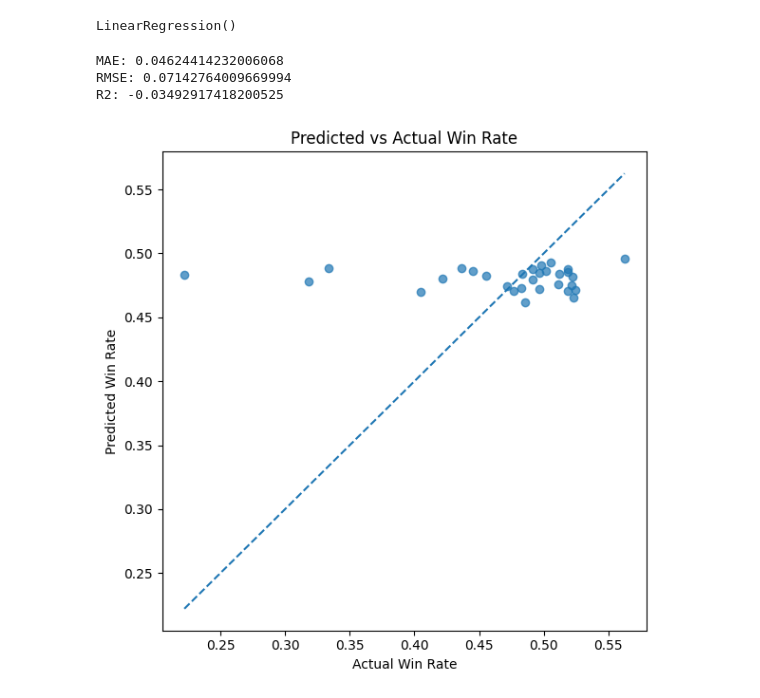
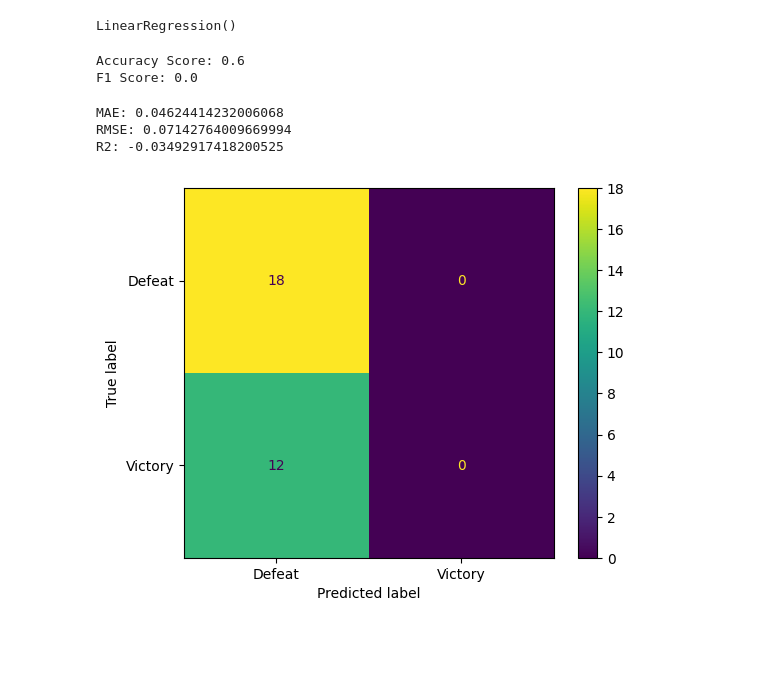
Before and after one commit to AisyIffat/project-mlbb-draft-predictor, a Jupyter notebook: project.ipynb, the cells around one changed output. Drawn from its saved outputs; the diff is of its cells as text; code cells hidden in the pictures; blank space fills up the shorter version.

```diff
--- a/project.ipynb
+++ b/project.ipynb
@@ -194,5 +195,17 @@ from sklearn.metrics import mean_absolute_error, mean_squared_error, r2_score
 # %%
 y_pred = model.predict(X_test)
+# %%
+y_test_cls = (y_test >= 0.5).astype(int)
+y_pred_cls = (y_pred >= 0.5).astype(int)
+# %%
+accuracy = accuracy_score(y_test_cls, y_pred_cls)
+f1 = f1_score(y_test_cls, y_pred_cls)
+
+print("Accuracy Score:", accuracy)
+print("F1 Score:", f1)
+# %% [output]
+Accuracy Score: 0.6
+F1 Score: 0.0
 # %%
 mae = mean_absolute_error(y_test, y_pred)
 rmse = np.sqrt(mean_squared_error(y_test, y_pred))
@@ -206,18 +219,10 @@ MAE: 0.04624414232006068
 RMSE: 0.07142764009669994
 R2: -0.03492917418200525
 # %%
-plt.figure(figsize=(6,6))
-plt.scatter(y_test, y_pred, alpha=0.7)
-plt.plot([y_test.min(), y_test.max()],
-         [y_test.min(), y_test.max()],
-         linestyle="--")
-plt.xlabel("Actual Win Rate")
-plt.ylabel("Predicted Win Rate")
-plt.title("Predicted vs Actual Win Rate")
-plt.tight_layout()
+cmd.from_predictions(y_test_cls,y_pred_cls,display_labels=['Defeat','Victory'])
 plt.show()
 # %% [output]
-[figure, old version]
+[figure, new version]
 # %%
 import joblib
 joblib.dump(model, "draft.joblib")
```
Also changed, not shown: parts of 2 cells of this notebook.
